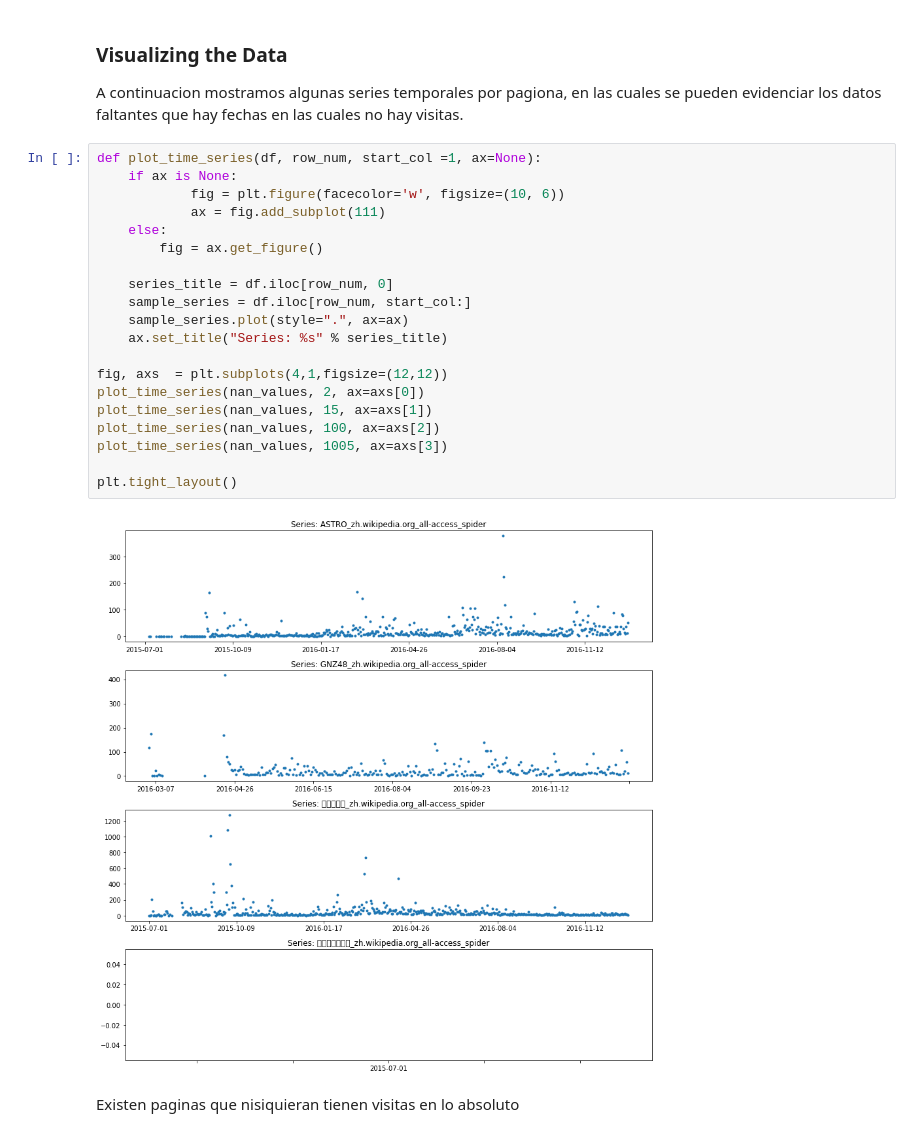
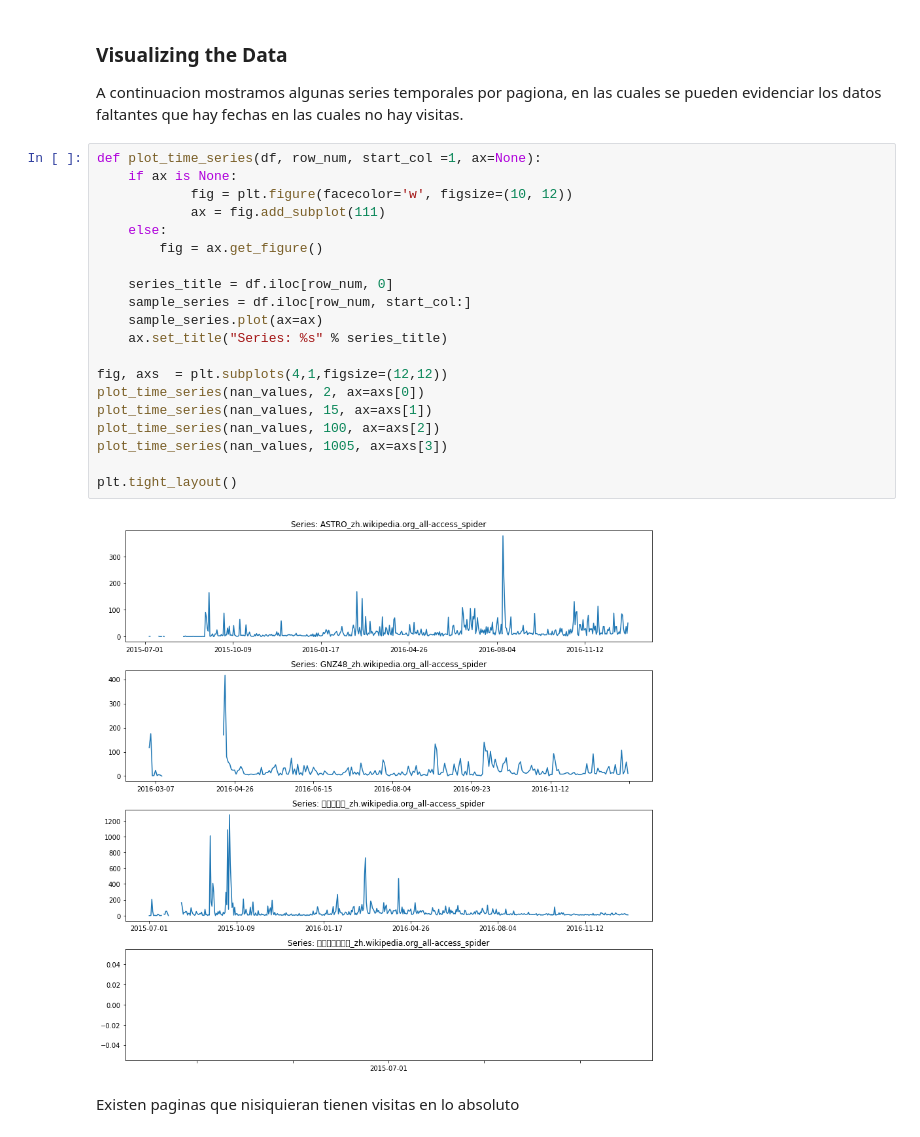
Before and after one commit to valentinaechavarria/-web-traffic-forecasting-project, a Jupyter notebook: 1_entregaFinal.ipynb, the cells around one changed output. Saved outputs shown, nothing was run; the diff lists cells and outputs as text.

```diff
--- a/1_entregaFinal.ipynb
+++ b/1_entregaFinal.ipynb
@@ -157,25 +157,25 @@ A continuacion mostramos algunas series temporales por pagiona, en las cuales se
 # %%
 def plot_time_series(df, row_num, start_col =1, ax=None):
     if ax is None:
-            fig = plt.figure(facecolor='w', figsize=(10, 6))
+            fig = plt.figure(facecolor='w', figsize=(10, 12))
             ax = fig.add_subplot(111)
     else:
         fig = ax.get_figure()
 
     series_title = df.iloc[row_num, 0]
     sample_series = df.iloc[row_num, start_col:]
-    sample_series.plot(style=".", ax=ax)
+    sample_series.plot(ax=ax)
     ax.set_title("Series: %s" % series_title)
 
 fig, axs  = plt.subplots(4,1,figsize=(12,12))
 plot_time_series(nan_values, 2, ax=axs[0])
 plot_time_series(nan_values, 15, ax=axs[1])
 plot_time_series(nan_values, 100, ax=axs[2])
 plot_time_series(nan_values, 1005, ax=axs[3])
 
 plt.tight_layout()
 # %% [output]
-[figure, old version]
+[figure, new version]
 # %% [markdown]
 Existen paginas que nisiquieran tienen visitas en lo absoluto
 # %%
```
Also changed, not shown: parts of 29 cells of this notebook.
